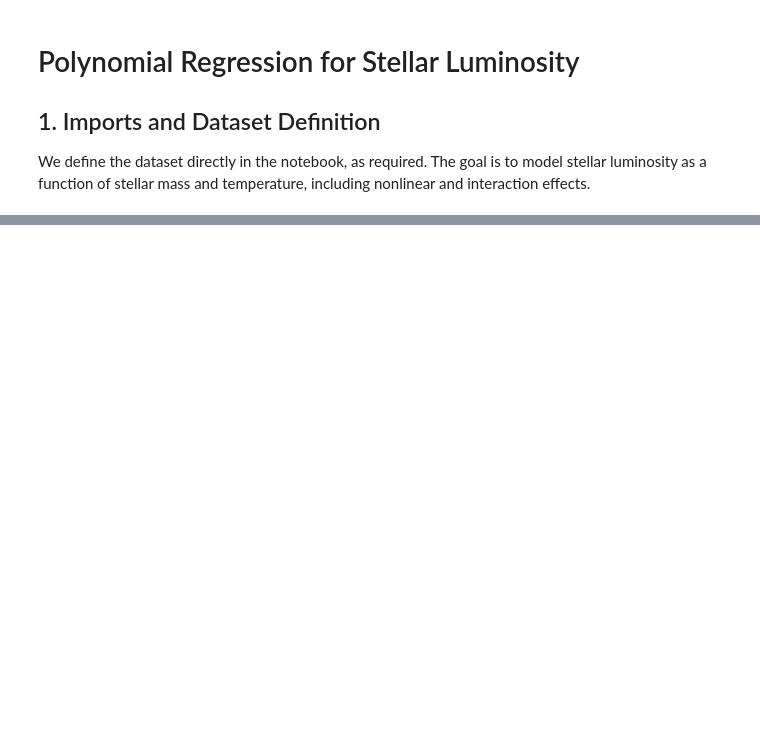
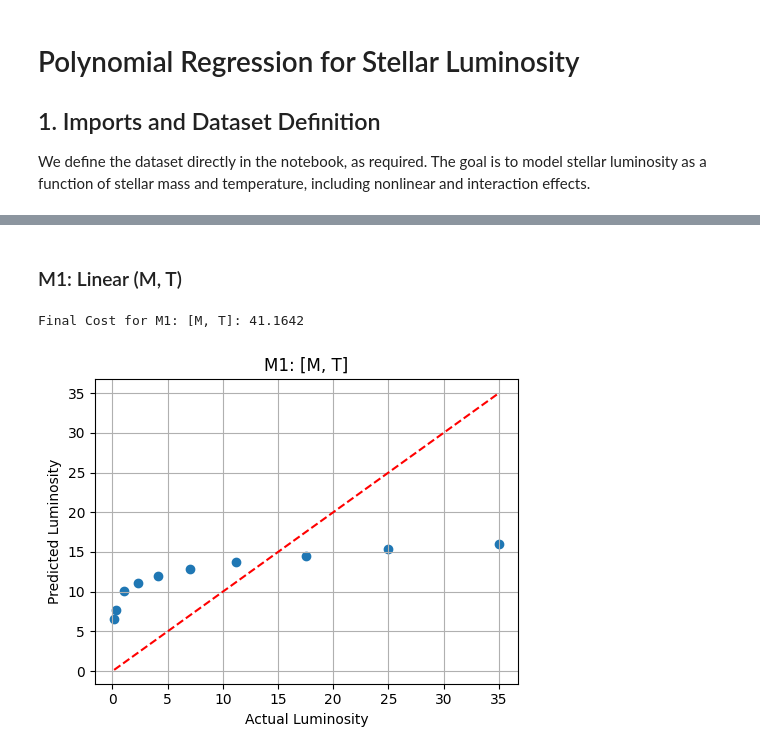
Before and after one commit to Juanvelandia-p/Stellar-Luminosity, a Jupyter notebook: 02_part2_polyreg.ipynb, the cells around one changed output, grey strips where cells are left out. Saved outputs shown, nothing was run; the diff lists cells and outputs as text; code cells hidden in the pictures; blank space fills up the shorter version.

```diff
--- a/02_part2_polyreg.ipynb
+++ b/02_part2_polyreg.ipynb
@@ -32,0 +94,27 @@ Error:
+# %%
+def run_model(X, y, label, alpha=1e-8):
+    w, b, _ = gradient_descent(X, y, alpha=alpha)
+    y_pred = predict(X, w, b)
+    cost = compute_cost(X, y, w, b)
+
+    print(f"Final Cost for {label}: {cost:.4f}")
+
+    plt.figure(figsize=(5, 4))
+    plt.scatter(y, y_pred)
+    plt.plot([y.min(), y.max()], [y.min(), y.max()], 'r--')
+    plt.xlabel('Actual Luminosity')
+    plt.ylabel('Predicted Luminosity')
+    plt.title(label)
+    plt.grid(True)
+    plt.tight_layout()
+    plt.show()
+
+    return w, b, cost
+# %% [markdown]
+### M1: Linear (M, T)
+# %%
+X_M1 = np.column_stack([M, T])
+w1, b1, cost1 = run_model(X_M1, L, 'M1: [M, T]', alpha=1e-8)
+# %% [output]
+Final Cost for M1: [M, T]: 41.1642
+[figure, added]
```
Also changed, not shown: parts of 17 cells of this notebook, 9 other files.
